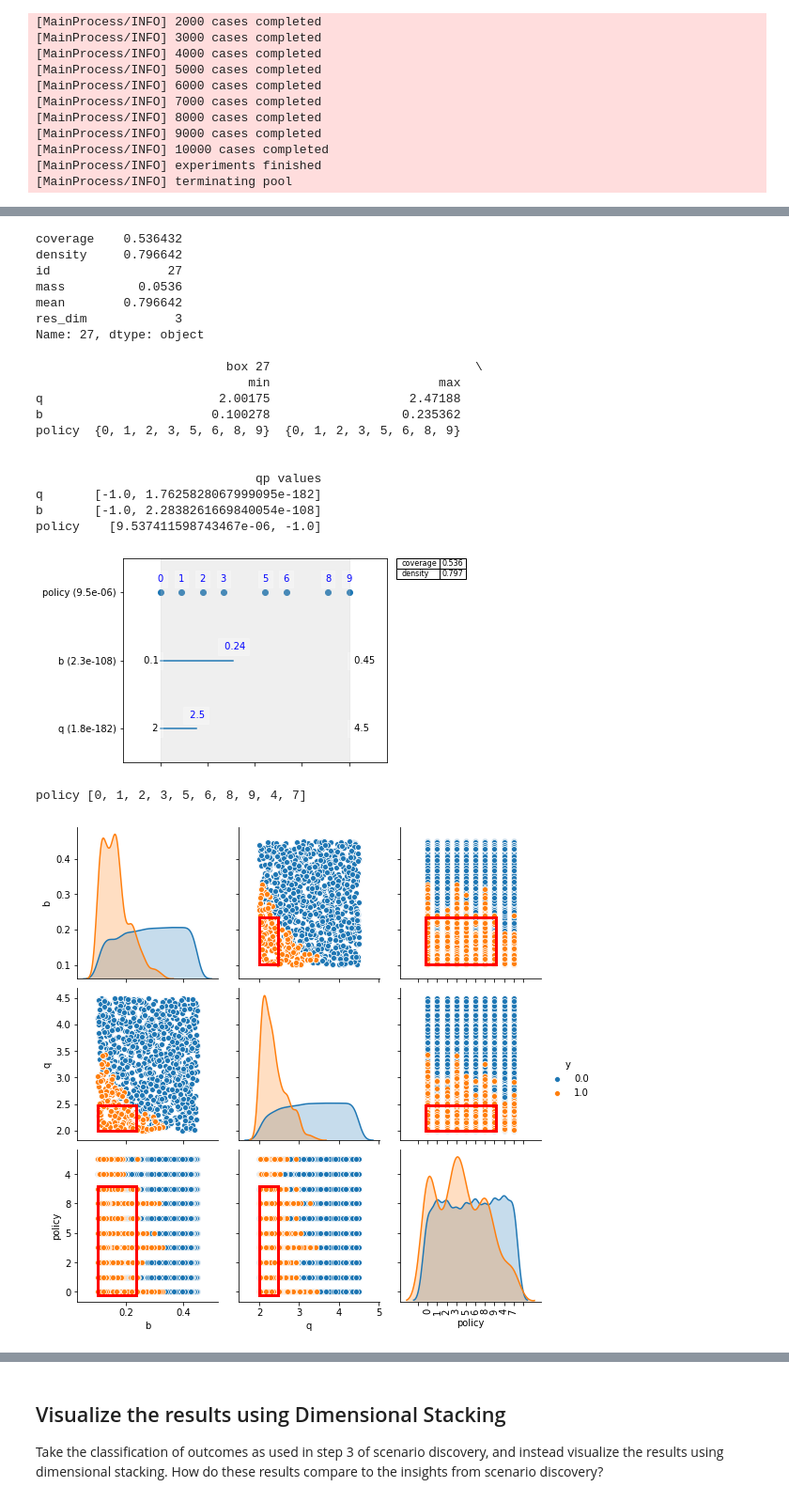
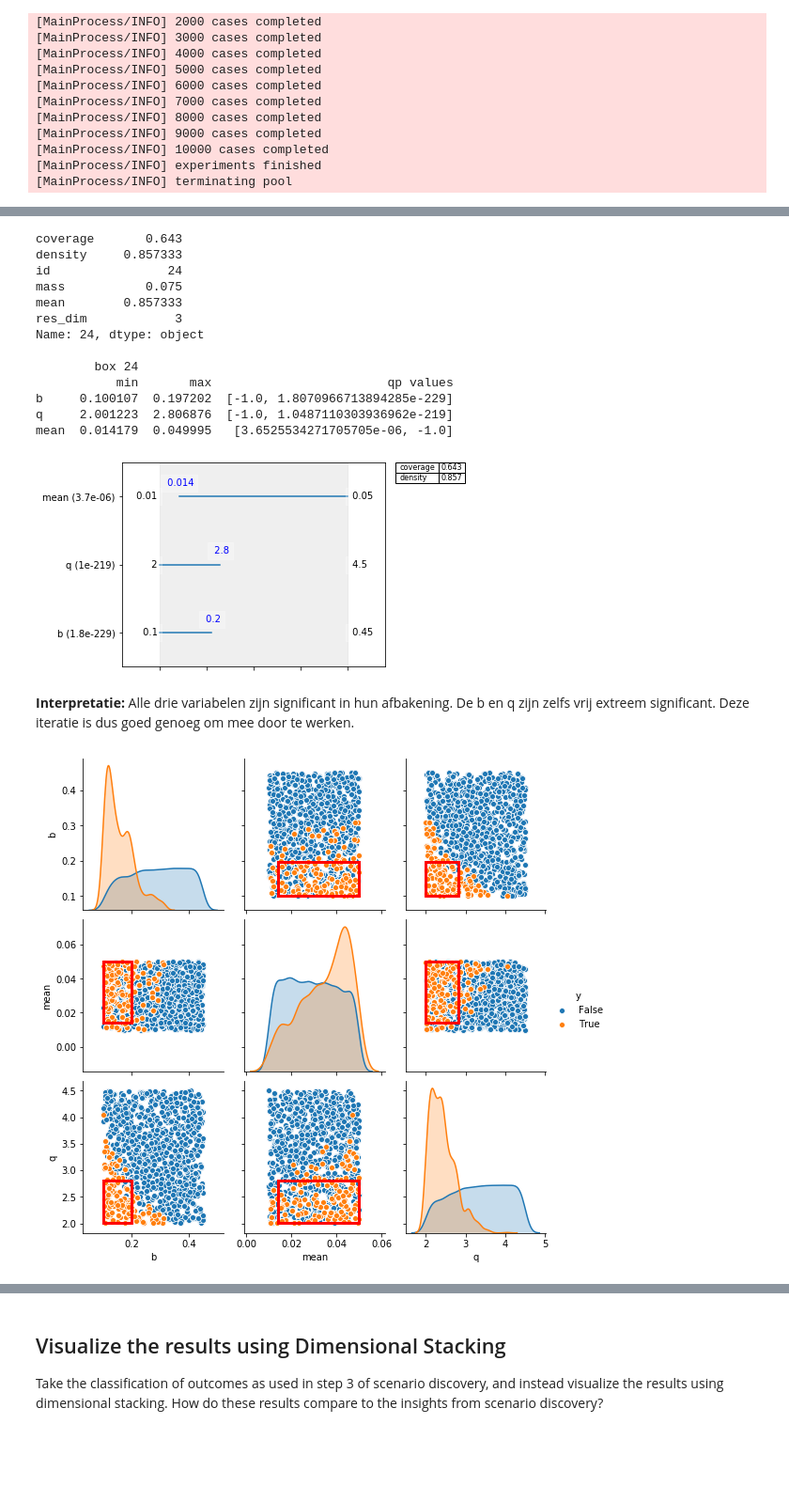
Before and after one commit to oli4oli4/Model-based-decision-making, a Jupyter notebook: Assignments week 3,4/assignment 5 - subspace partitioning lake model.ipynb, the cells around one changed output, grey strips where cells are left out. Shown: that part at 94% size. Saved outputs shown, nothing was run; the diff lists cells and outputs as text; code cells hidden in the pictures; blank space fills up the shorter version.

```diff
--- a/Assignments week 3,4/assignment 5 - subspace partitioning lake model.ipynb
+++ b/Assignments week 3,4/assignment 5 - subspace partitioning lake model.ipynb
@@ -57,14 +57,12 @@ experiments = experiments.drop([experiments.columns[i] for i in range(5, 105)],
 import pandas as pd
 import numpy as np
 outcomes = pd.DataFrame(outcomes)
-#outcomes = outcomes.sort_values('reliability')
-outcomes.loc[outcomes['reliability'] <= np.percentile(outcomes['reliability'],10), '<10'] = 1
-outcomes.loc[outcomes['reliability'] > np.percentile(outcomes['reliability'],10), '<10'] = 0
-outcome_interest = outcomes['<10']
+
+outcomes_interest = outcomes['reliability'] <= np.percentile(outcomes['reliability'],10)
 # %%
 from ema_workbench.analysis import prim
 
-prim_alg = prim.Prim(experiments, outcome_interest, threshold=0.7, peel_alpha=0.1)
+prim_alg = prim.Prim(experiments, outcomes_interest, threshold=0.75, peel_alpha=0.1)
 box1 = prim_alg.find_box()
 # %% [output]
 [MainProcess/INFO] model dropped from analysis because only a single category
@@ -77,34 +79,30 @@ box1.inspect_tradeoff()
 # %%
 import matplotlib.pyplot as plt
 
-box1.inspect(27)
-box1.inspect(27, style='graph')
+box1.inspect(24, )
+box1.inspect(24, style='graph')
 plt.show()
 # %% [output]
-coverage    0.536432
-density     0.796642
-id                27
-mass          0.0536
-mean        0.796642
+coverage       0.643
+density     0.857333
+id                24
+mass           0.075
+mean        0.857333
 res_dim            3
-Name: 27, dtype: object
+Name: 24, dtype: object
 
-                          box 27                            \
-                             min                       max
-q                        2.00175                   2.47188
-b                       0.100278                  0.235362
-policy  {0, 1, 2, 3, 5, 6, 8, 9}  {0, 1, 2, 3, 5, 6, 8, 9}
-
-
-                              qp values
-q       [-1.0, 1.7625828067999095e-182]
-b       [-1.0, 2.2838261669840054e-108]
-policy    [9.537411598743467e-06, -1.0]
+        box 24
+           min       max                        qp values
+b     0.100107  0.197202  [-1.0, 1.8070966713894285e-229]
+q     2.001223  2.806876  [-1.0, 1.0487110303936962e-219]
+mean  0.014179  0.049995   [3.6525534271705705e-06, -1.0]
-[figure, old version]
+[figure, new version]
+# %% [markdown]
+**Interpretatie:**
+Alle drie variabelen zijn significant in hun afbakening. De b en q zijn zelfs vrij extreem significant. Deze iteratie is dus goed genoeg om mee door te werken.
 # %%
-box1.select(27)
+box1.select(24)
 fig = box1.show_pairs_scatter()
 plt.show()
 # %% [output]
-policy [0, 1, 2, 3, 5, 6, 8, 9, 4, 7]
-[figure, old version]
+[figure, new version]
```
Also changed, not shown: parts of 8 cells of this notebook.
